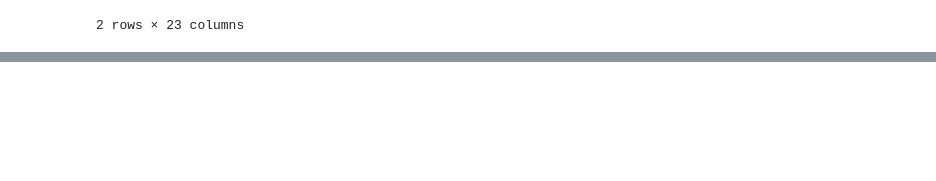
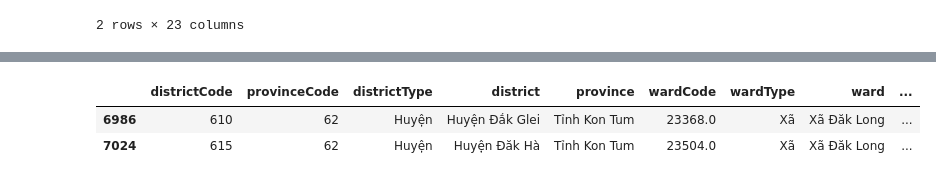
Before and after one commit to tranngocminhhieu/vietnamadminunits, a Jupyter notebook: sapnhap.bando.com.vn_unpivot.ipynb, the cells around one changed output, grey strips where cells are left out. Drawn from its saved outputs; the diff is of its cells as text; code cells hidden in the pictures; blank space fills up the shorter version.

```diff
--- a/sapnhap.bando.com.vn_unpivot.ipynb
+++ b/sapnhap.bando.com.vn_unpivot.ipynb
@@ -939,3 +941,9 @@ df_sapnhap_ward[df_sapnhap_ward['wardUd'].fillna('').str.contains('dak long')]
 |  | province | district | ward | isMergedWard | newWard | newProvince | newWardCode | newWardType | newWardLon | ... |
 | 6658 | NaN | NaN | Xã Đăk Long | False | Đăk Long | Tỉnh Quảng Ngãi | 1987 | xã | 107.574 | ... |
 | 6668 | NaN | Huyện Đăk Hà | Xã Đăk Long | True | Đăk Pxi | Tỉnh Quảng Ngãi | 1992 | xã | 108.005 | ... |
+# %%
+df_danhmuc[(df_danhmuc['newProvince'] == new_province) & (df_danhmuc['wardUd'].fillna('').str.contains(ward_ud))]
+# %% [output]
+|  | districtCode | provinceCode | districtType | district | province | wardCode | wardType | ward | ... |
+| 6986 | 610 | 62 | Huyện | Huyện Đắk Glei | Tỉnh Kon Tum | 23368.0 | Xã | Xã Đăk Long | ... |
+| 7024 | 615 | 62 | Huyện | Huyện Đăk Hà | Tỉnh Kon Tum | 23504.0 | Xã | Xã Đăk Long | ... |
```
Also changed, not shown: parts of 10 cells of this notebook, 1 other file.
